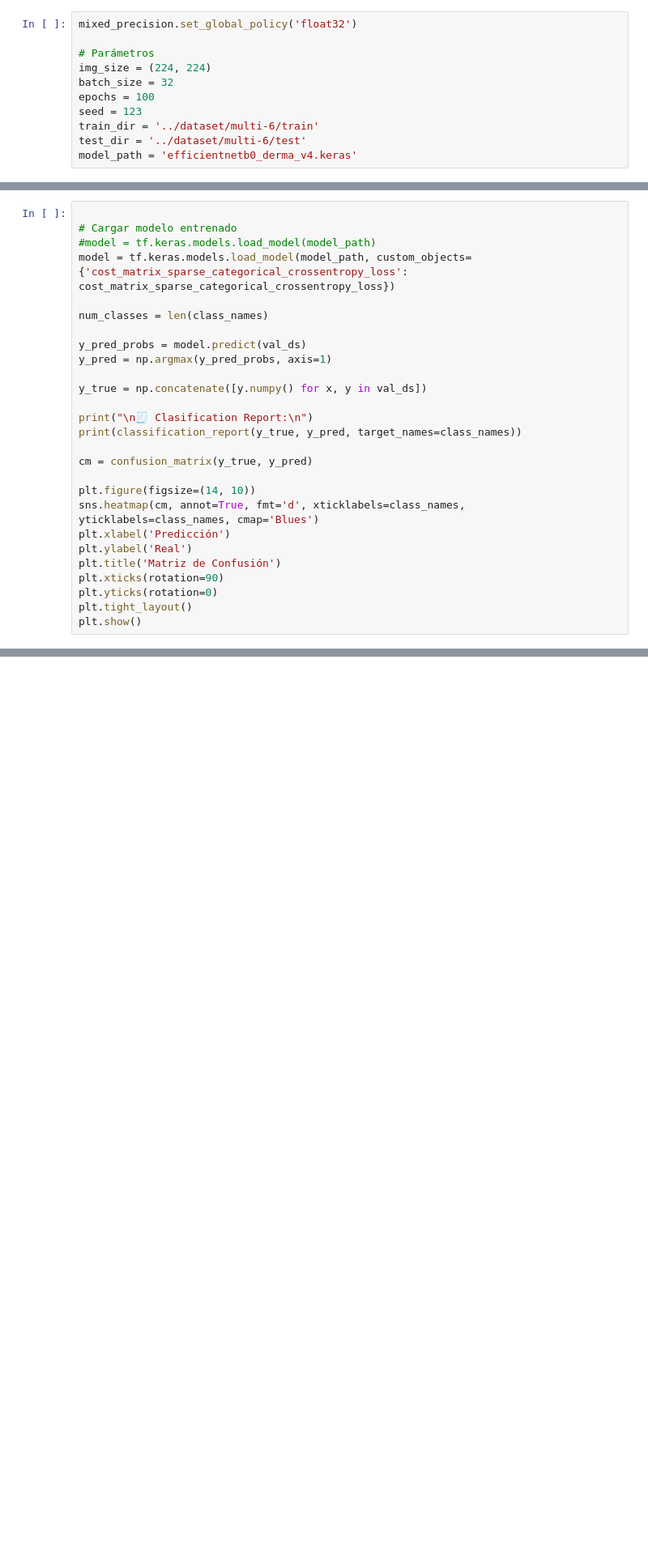
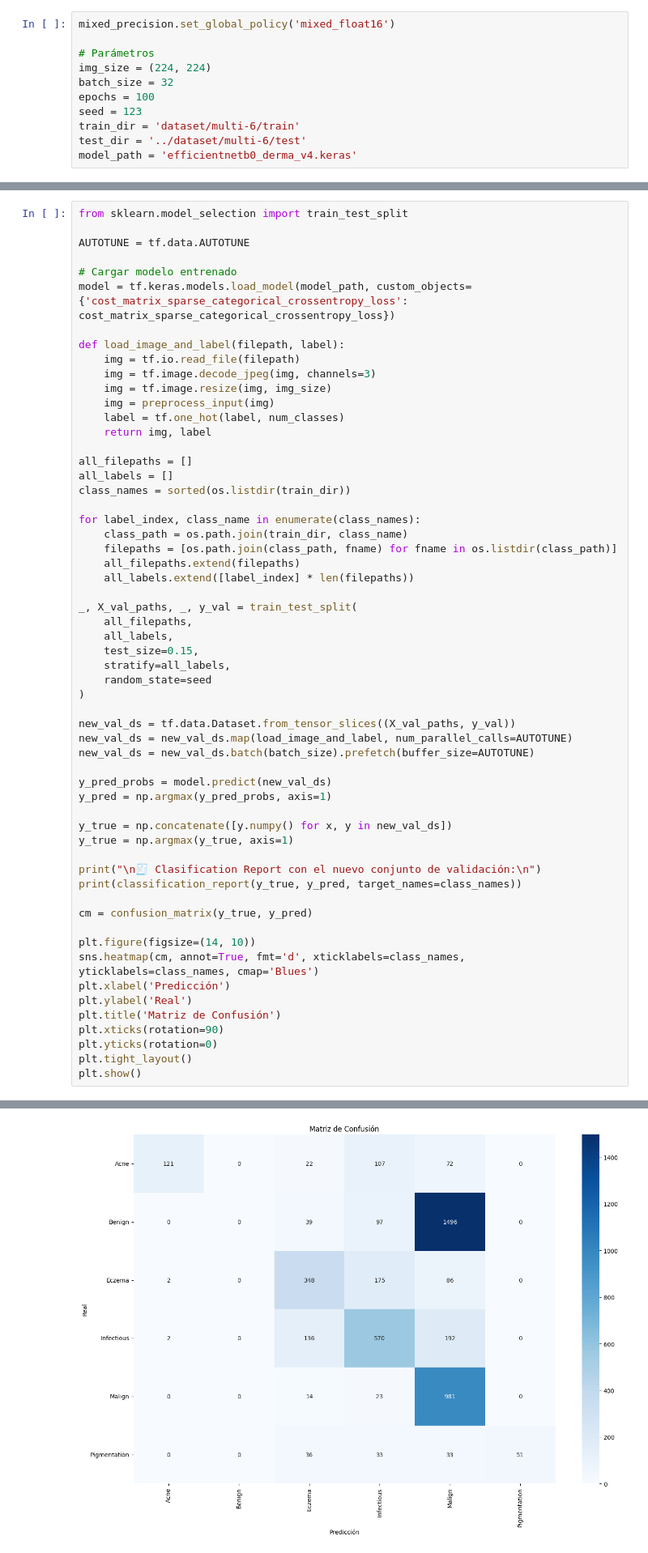
Before and after one commit to LorelayWilson/derma, a Jupyter notebook: modelo/efficientnetb0_predictions_v2.ipynb, the cells around one changed output, grey strips where cells are left out. Shown at 81% size. Cells and saved outputs as stored; diff of their text form; blank space fills up the shorter version.

Commit message:
efficientnetb0 v4 notebook, keras y prediction

```diff
--- a/modelo/efficientnetb0_predictions_v2.ipynb
+++ b/modelo/efficientnetb0_predictions_v2.ipynb
@@ -21,14 +32,14 @@ from sklearn.utils.class_weight import compute_class_weight
 ## 2. Configuración de parámetros y recursos
 Configuramos los parámetros principales y verificamos la disponibilidad de GPU para acelerar el entrenamiento.
 # %%
-mixed_precision.set_global_policy('float32')
+mixed_precision.set_global_policy('mixed_float16')
 
 # Parámetros
 img_size = (224, 224)
 batch_size = 32
 epochs = 100
 seed = 123
-train_dir = '../dataset/multi-6/train'
+train_dir = 'dataset/multi-6/train'
 test_dir = '../dataset/multi-6/test'
 model_path = 'efficientnetb0_derma_v4.keras'
 # %%
@@ -144,19 +157,50 @@ def cost_matrix_sparse_categorical_crossentropy_loss(
 ## 8. Evaluación y visualización de resultados
 Evaluamos el modelo en el conjunto de test, mostramos el reporte de clasificación y la matriz de confusión.
 # %%
+from sklearn.model_selection import train_test_split
+
+AUTOTUNE = tf.data.AUTOTUNE
 
 # Cargar modelo entrenado
-#model = tf.keras.models.load_model(model_path)
 model = tf.keras.models.load_model(model_path, custom_objects={'cost_matrix_sparse_categorical_crossentropy_loss': cost_matrix_sparse_categorical_crossentropy_loss})
 
-num_classes = len(class_names)
+def load_image_and_label(filepath, label):
+    img = tf.io.read_file(filepath)
+    img = tf.image.decode_jpeg(img, channels=3)
+    img = tf.image.resize(img, img_size)
+    img = preprocess_input(img)
+    label = tf.one_hot(label, num_classes)
+    return img, label
 
-y_pred_probs = model.predict(val_ds)
+all_filepaths = []
+all_labels = []
+class_names = sorted(os.listdir(train_dir))
+
+for label_index, class_name in enumerate(class_names):
+    class_path = os.path.join(train_dir, class_name)
+    filepaths = [os.path.join(class_path, fname) for fname in os.listdir(class_path)]
+    all_filepaths.extend(filepaths)
+    all_labels.extend([label_index] * len(filepaths))
+
+_, X_val_paths, _, y_val = train_test_split(
+    all_filepaths,
+    all_labels,
+    test_size=0.15,
+    stratify=all_labels,
+    random_state=seed
+)
+
+new_val_ds = tf.data.Dataset.from_tensor_slices((X_val_paths, y_val))
+new_val_ds = new_val_ds.map(load_image_and_label, num_parallel_calls=AUTOTUNE)
+new_val_ds = new_val_ds.batch(batch_size).prefetch(buffer_size=AUTOTUNE)
+
+y_pred_probs = model.predict(new_val_ds)
 y_pred = np.argmax(y_pred_probs, axis=1)
 
-y_true = np.concatenate([y.numpy() for x, y in val_ds])
+y_true = np.concatenate([y.numpy() for x, y in new_val_ds])
+y_true = np.argmax(y_true, axis=1)
 
-print("\n🧾 Clasification Report:\n")
+print("\n🧾 Clasification Report con el nuevo conjunto de validación:\n")
 print(classification_report(y_true, y_pred, target_names=class_names))
 
 cm = confusion_matrix(y_true, y_pred)
@@ -174,0 +235 @@ OSError: Unable to synchronously open file (file signature not found)
+[figure, added]
```
Also changed, not shown: parts of 5 cells of this notebook, 6 other files.
